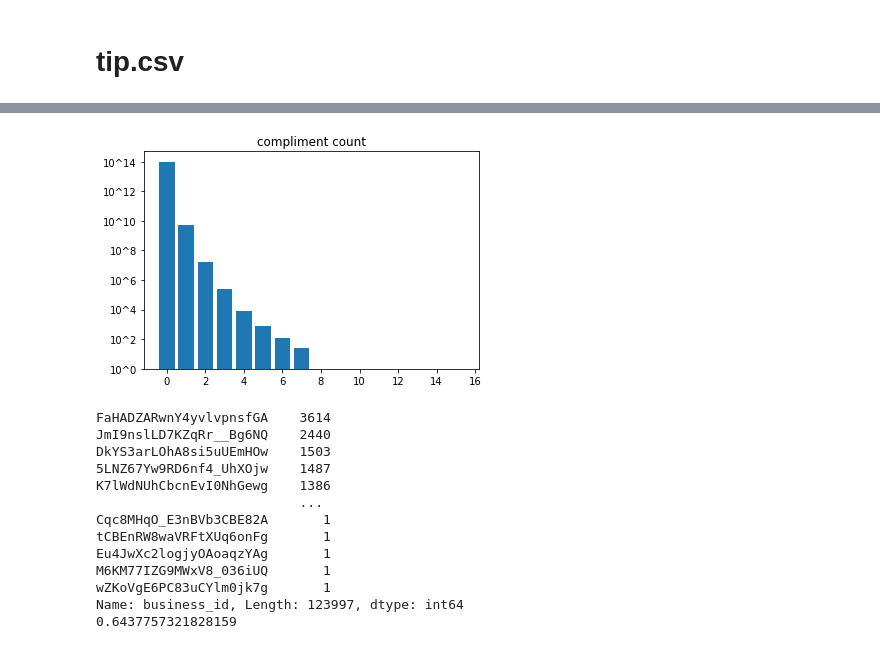
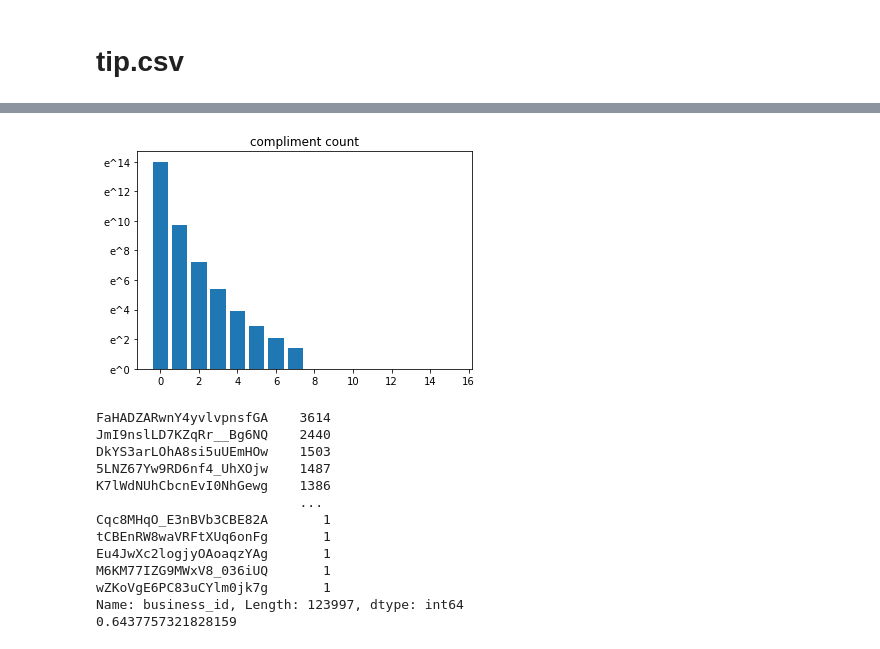
Before and after one commit to Nov05/yelp-dataset-challenge, a Jupyter notebook: notebooks/2019_12_05_exploratory_data_analysis.ipynb, the cells around one changed output, grey strips where cells are left out. Drawn from its saved outputs; the diff is of its cells as text; code cells hidden in the pictures.

```diff
--- a/notebooks/2019_12_05_exploratory_data_analysis.ipynb
+++ b/notebooks/2019_12_05_exploratory_data_analysis.ipynb
@@ -148,13 +189,13 @@ df_tip.head()
 # %%
 from matplotlib.ticker import FormatStrFormatter
 df_tmp = df_tip['compliment_count']\
     .value_counts().reset_index().sort_values('index')
 fig, ax = plt.subplots()
 ax.bar(df_tmp['index'], np.log(df_tmp['compliment_count']))
-ax.yaxis.set_major_formatter(FormatStrFormatter('10^%.0f'))
+ax.yaxis.set_major_formatter(FormatStrFormatter('e^%.0f'))
 ax.set_title("compliment count");
 # %% [output]
-[figure, old version]
+[figure, new version]
 # %%
 print(df_tip['business_id'].value_counts())
 print(123997/192609)
```
Also changed, not shown: parts of 29 cells of this notebook.
